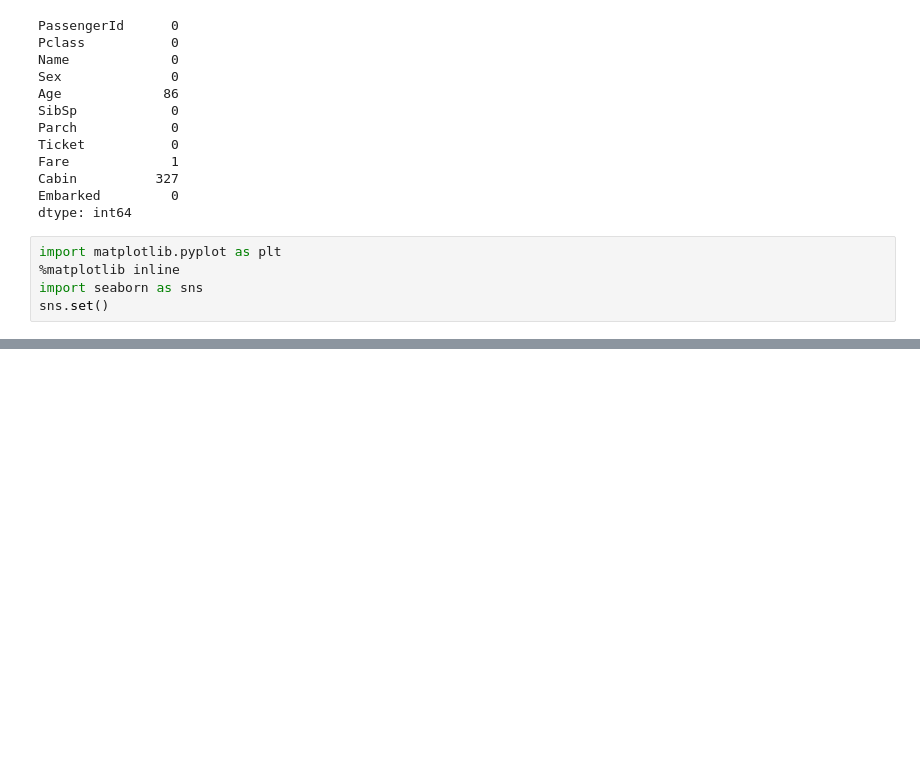
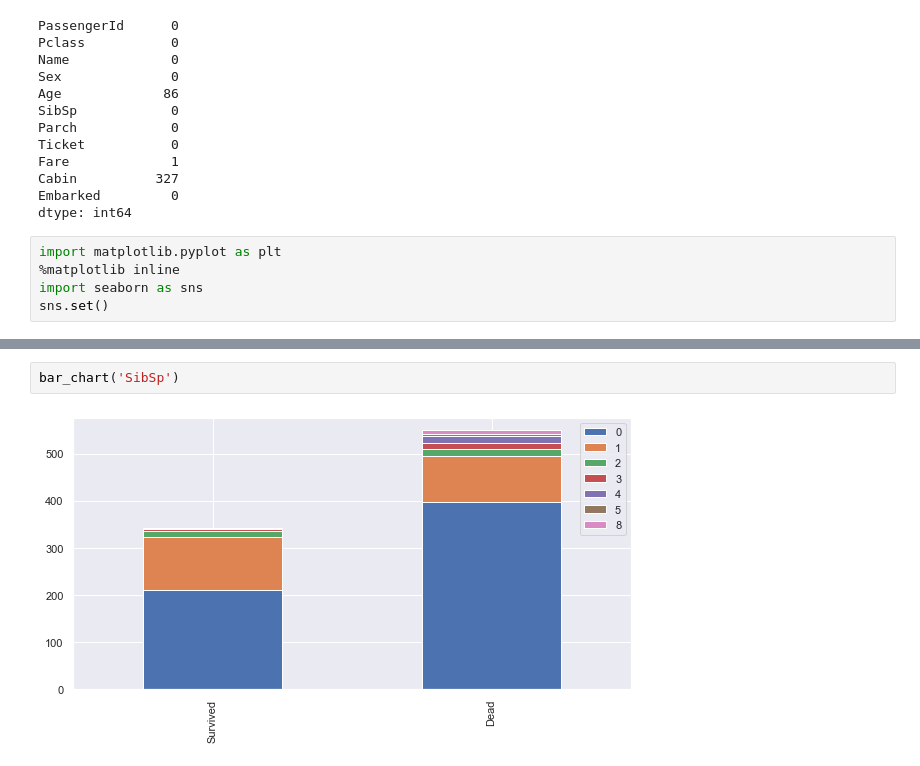
Before and after one commit to suhsuh1106/ML_python, a Jupyter notebook: Titanic_solution.ipynb, the cells around one changed output, grey strips where cells are left out. Saved outputs shown, nothing was run; the diff lists cells and outputs as text; blank space fills up the shorter version.

```diff
--- a/Titanic_solution.ipynb
+++ b/Titanic_solution.ipynb
@@ -119,0 +144,4 @@ sns.set()
+# %%
+bar_chart('SibSp')
+# %% [output]
+[figure, added]
```
Also changed, not shown: parts of 8 cells of this notebook.
